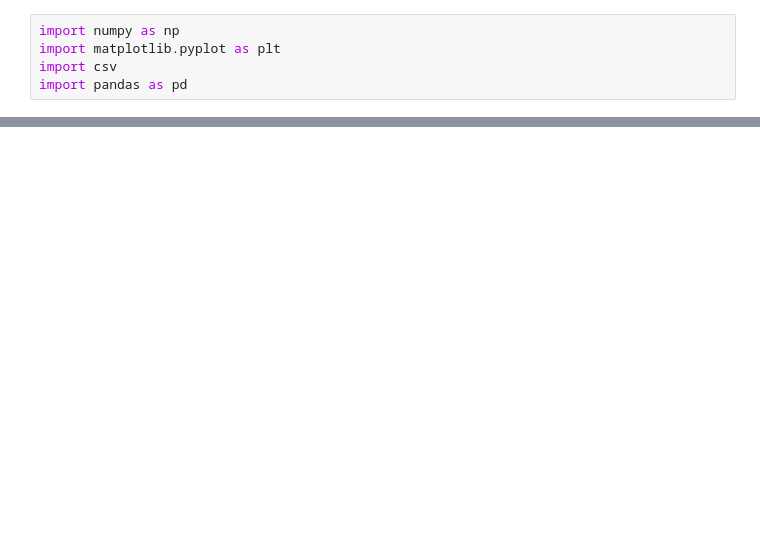
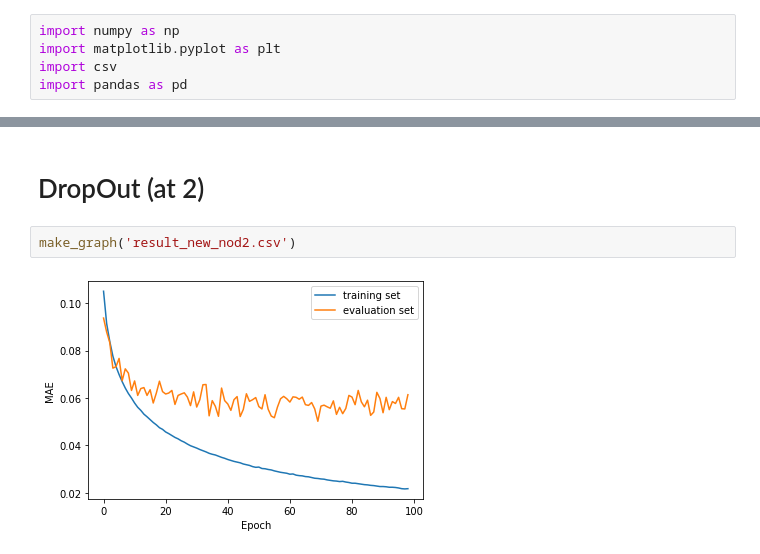
Before and after one commit to GuptaVishu2002/ElemNet, a Jupyter notebook: Graph.ipynb, the cells around one changed output, grey strips where cells are left out. Cells and saved outputs as stored; diff of their text form; blank space fills up the shorter version.

```diff
--- a/Graph.ipynb
+++ b/Graph.ipynb
@@ -34,0 +50,6 @@ plt.show()
+# %% [markdown]
+# DropOut (at 2)
+# %%
+make_graph('result_new_nod2.csv')
+# %% [output]
+[figure, added]
```
Also changed, not shown: parts of 20 cells of this notebook.
